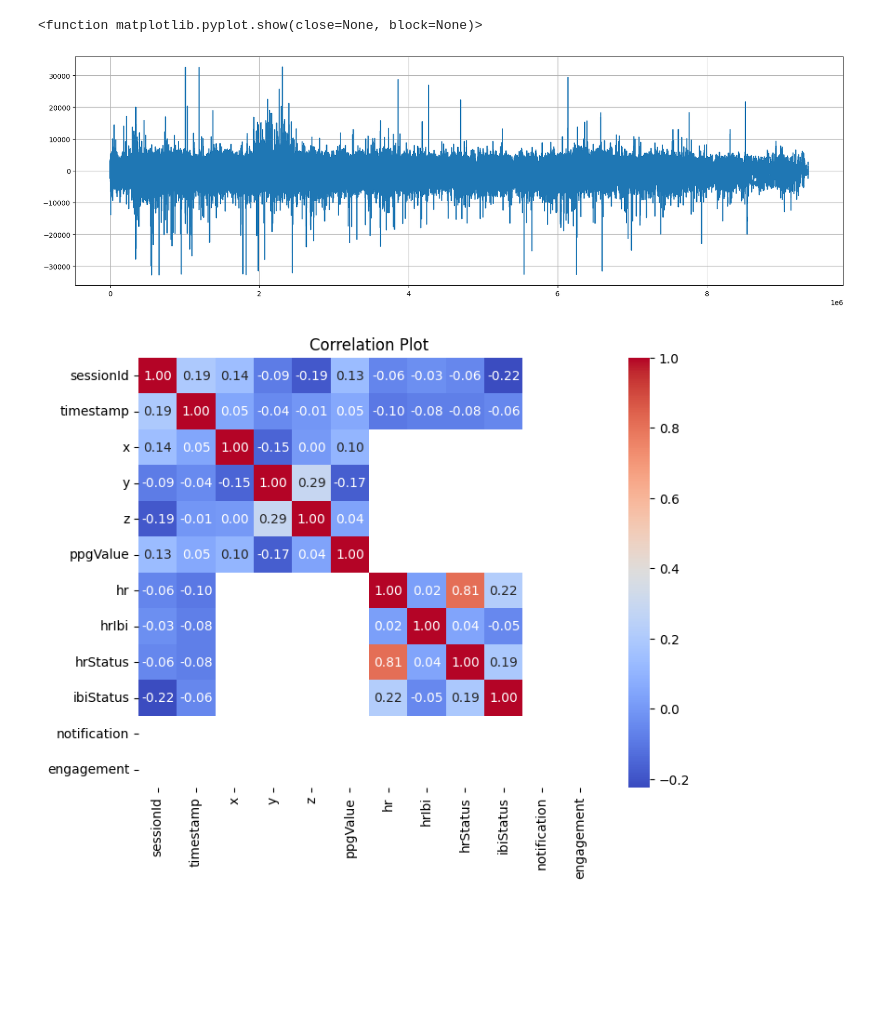
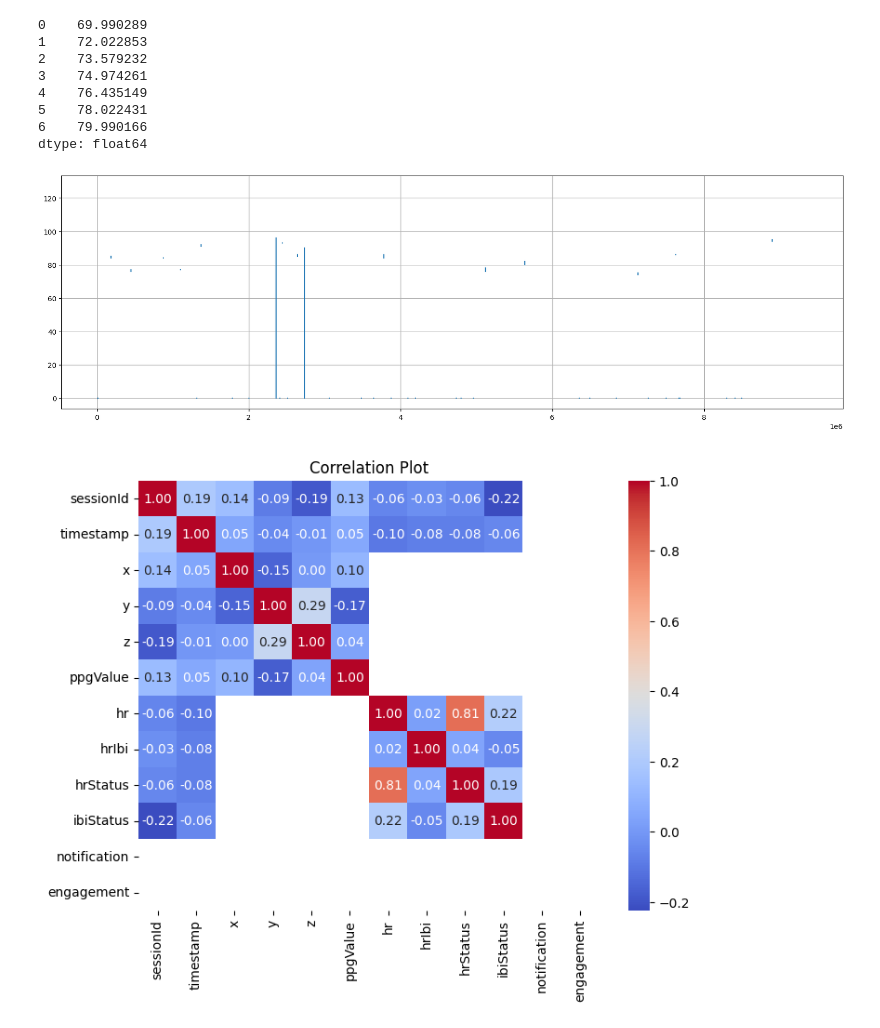
Before and after one commit to Louis-Mozart/BBDC, a Jupyter notebook: feature_exploration.ipynb, the cells around one changed output. Saved outputs shown, nothing was run; the diff lists cells and outputs as text; code cells hidden in the pictures; blank space fills up the shorter version.

Commit message:
Filling ppg values

```diff
--- a/feature_exploration.ipynb
+++ b/feature_exploration.ipynb
@@ -42,0 +17,3 @@ Data1[Data1["ibiStatus"].notna()]
+# %%
+ppg_filler = Filler(3)
+Data1 = ppg_filler.fill_all_Id(Data1)
@@ -42,0 +66,17 @@ Data1[Data1["ibiStatus"].notna()]
+# %%
+df_clean = Data1.dropna(subset=['ppgValue'])
+
+# Perform polynomial interpolation (quadratic)
+poly_coeffs = np.polyfit(df_clean['timestamp'], df_clean['ppgValue'], 3)
+filled_values = np.poly1d(poly_coeffs)(Data1['timestamp'])
+
+# Assign the interpolated values to NaN values in 'ppgValue' column
+
+Data1['ppg_filled'] = Data1['ppgValue']
+
+#df['ppg_filled'].fillna(pd.Series(filled_values), inplace=True)
+Data1.loc[Data1['ppg_filled'].isna(), 'ppg_filled'] = filled_values[Data1['ppg_filled'].isna()]
+
+
+# Print the DataFrame with filled 'ppg_filled' values
+Data1
@@ -43,14 +234,24 @@ Data1[Data1["ibiStatus"].notna()]
+# %%
+pd.Series(filled_values)
+# %% [output]
+0    69.990289
+1    72.022853
+2    73.579232
+3    74.974261
+4    76.435149
+5    78.022431
+6    79.990166
+dtype: float64
 # %%
 x = Data1["timestamp"]
-y = Data1["x"]
+y = Data1["hr"]
 
 plt.figure(figsize=(20,6))
 plt.plot(x,y)
 plt.grid()
 plt.show()
 # %% [output]
-<function matplotlib.pyplot.show(close=None, block=None)>
-[figure, old version]
+[figure, new version]
 # %%
 import seaborn as sns
 correlation_matrix = Data1.drop(Data1.columns[-2:], axis=1).corr()
```
Also changed, not shown: parts of 17 cells of this notebook, 1 other file.
